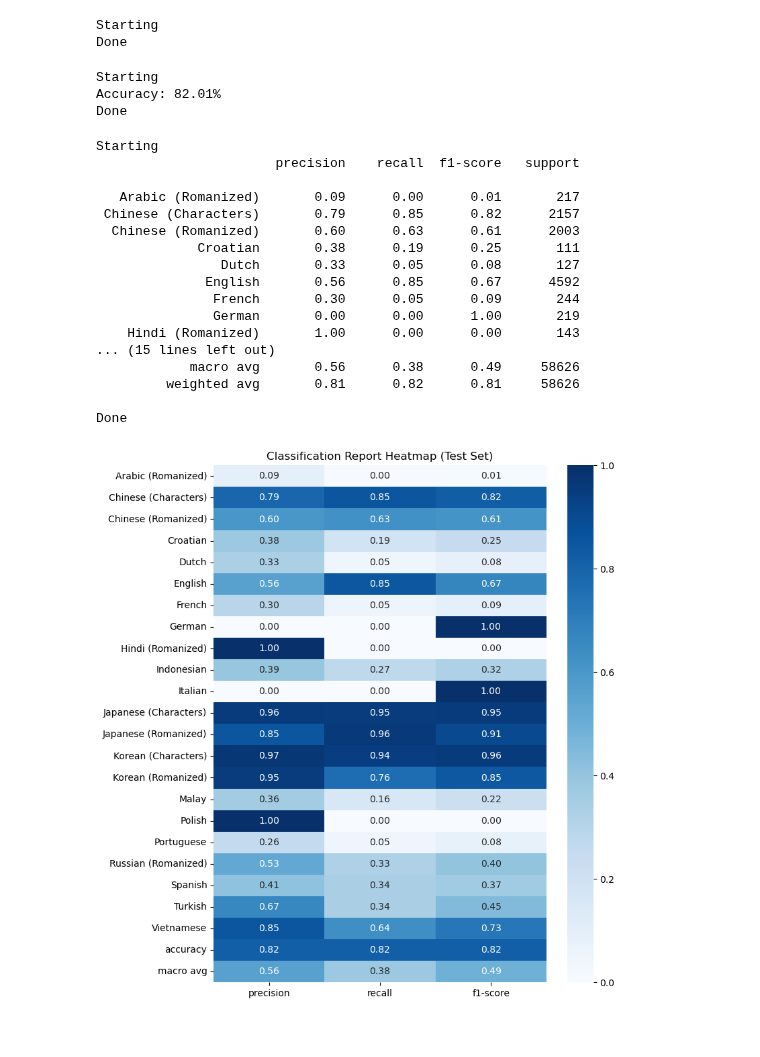
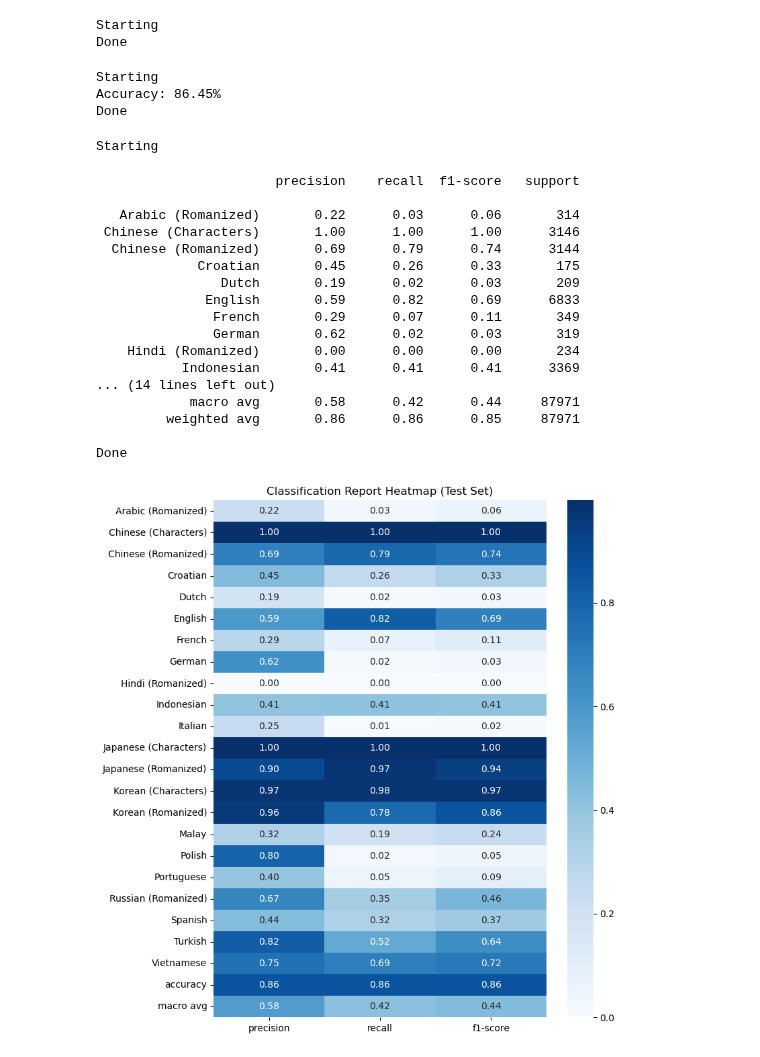
Before and after one commit to Exiger-project/Name_Of_Origin_Project-, a Jupyter notebook: JolieModelTraining.ipynb, the cells around one changed output. Drawn from its saved outputs; the diff is of its cells as text; code cells hidden in the pictures.

```diff
--- a/JolieModelTraining.ipynb
+++ b/JolieModelTraining.ipynb
@@ -36,7 +36,8 @@ Done
 # %%
 print('Starting')
 # Split the data into training and testing sets
-X_train, X_test, y_train, y_test = train_test_split(X, y, test_size=0.2, random_state=42)
+# X_train, X_test, y_train, y_test = train_test_split(X, y, test_size=0.2, random_state=42)
+X_train, X_test, y_train, y_test = train_test_split(X, y, test_size = 0.3, random_state = 524, stratify = y)
 print("Done")
 # %% [output]
 Starting
@@ -44,7 +45,7 @@ Done
 # %%
 print('Starting')
 # Initialize k-NN classifier
-k = 35  # You can adjust this hyperparameter
+k = 30  # You can adjust this hyperparameter
 knn_classifier = KNeighborsClassifier(n_neighbors=k)
 print("Done")
 # %% [output]
@@ -75,47 +76,52 @@ print(f'Accuracy: {accuracy * 100:.2f}%')
 print("Done")
 # %% [output]
 Starting
-Accuracy: 82.01%
+Accuracy: 86.45%
 Done
 # %%
 print('Starting')
 # Display classification report
 
 # Assuming y_true and y_pred are your true and predicted labels
-report = classification_report(y_test, y_pred, zero_division=1)
+# report = classification_report(y_test, y_pred, zero_division=1)
+report = classification_report(y_test, y_pred)
+
 print(report)
 
 print("Done")
 # %% [output]
 Starting
-                       precision    recall  f1-score   support
-
-   Arabic (Romanized)       0.09      0.00      0.01       217
- Chinese (Characters)       0.79      0.85      0.82      2157
-  Chinese (Romanized)       0.60      0.63      0.61      2003
-             Croatian       0.38      0.19      0.25       111
-                Dutch       0.33      0.05      0.08       127
-              English       0.56      0.85      0.67      4592
-               French       0.30      0.05      0.09       244
-               German       0.00      0.00      1.00       219
-    Hindi (Romanized)       1.00      0.00      0.00       143
-... (15 lines left out)
-            macro avg       0.56      0.38      0.49     58626
-         weighted avg       0.81      0.82      0.81     58626
-
-Done
+                       precision    recall  f1-score   support
+
+   Arabic (Romanized)       0.22      0.03      0.06       314
+ Chinese (Characters)       1.00      1.00      1.00      3146
+  Chinese (Romanized)       0.69      0.79      0.74      3144
+             Croatian       0.45      0.26      0.33       175
+                Dutch       0.19      0.02      0.03       209
+              English       0.59      0.82      0.69      6833
+               French       0.29      0.07      0.11       349
+               German       0.62      0.02      0.03       319
+    Hindi (Romanized)       0.00      0.00      0.00       234
+           Indonesian       0.41      0.41      0.41      3369
+... (14 lines left out)
+            macro avg       0.58      0.42      0.44     87971
+         weighted avg       0.86      0.86      0.85     87971
+
+Done
 # %%
-report = classification_report(y_test, y_pred, zero_division=1, output_dict = True)
+# report = classification_report(y_test, y_pred, zero_division=1, output_dict = True)
+report = classification_report(y_test, y_pred, output_dict = True)
+
 
 # Convert the classification report to a DataFrame for better visualization
 test_report_df = pd.DataFrame(report).transpose()
 
 import seaborn as sns
 # Plot the heatmap
 plt.figure(figsize = (8, 10))
 sns.heatmap(test_report_df.iloc[:-1, :-1], annot = True, cmap = 'Blues', fmt = '.2f')
 plt.title('Classification Report Heatmap (Test Set)')
 plt.show()
 # %% [output]
-[figure, old version]
+[figure, new version]
 # %% [markdown]
```
Also changed, not shown: parts of 1 cell of this notebook.
